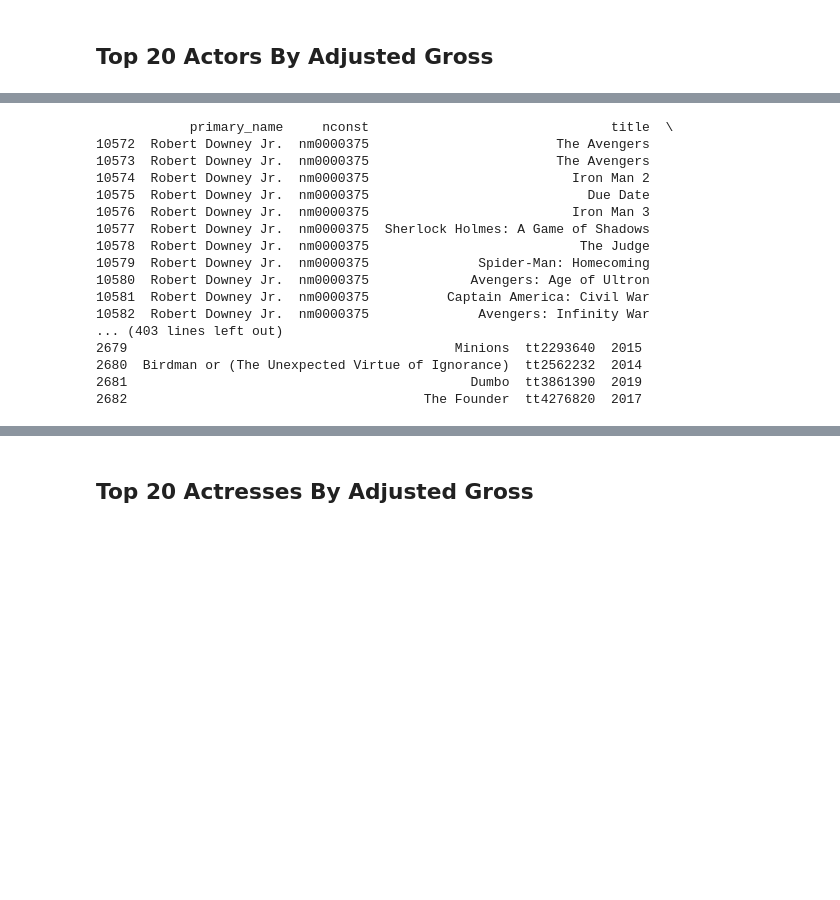
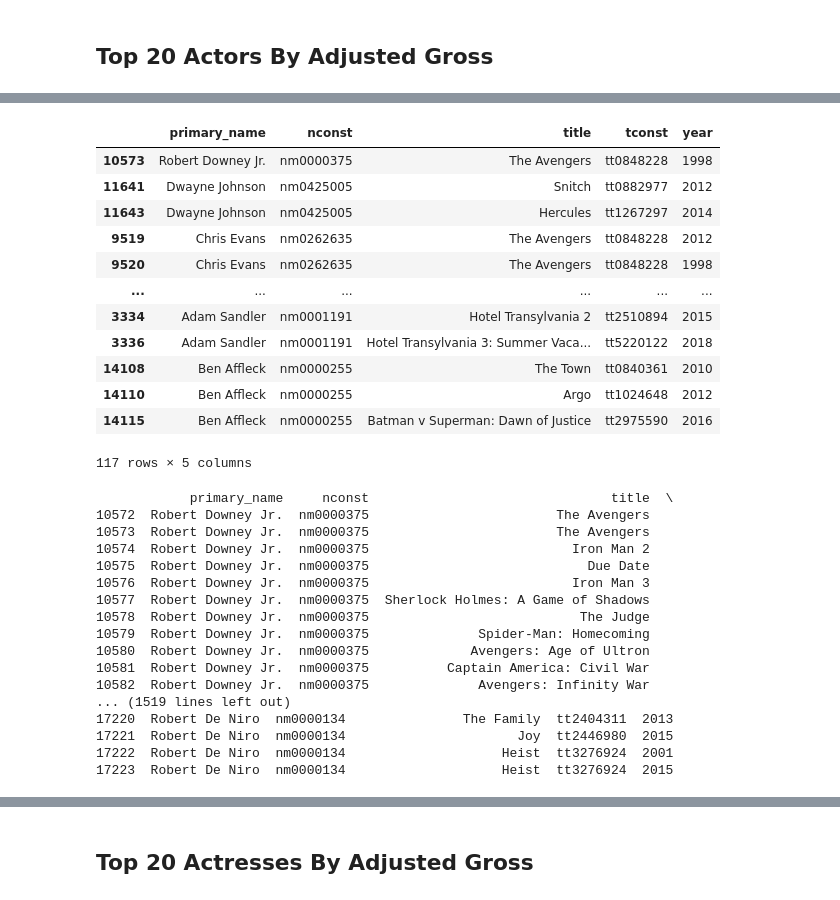
Before and after one commit to jeffreyhwatson/MS_Box_Office_Insights, a Jupyter notebook: talent_sql_eda.ipynb, the cells around one changed output, grey strips where cells are left out. Drawn from its saved outputs; the diff is of its cells as text; code cells hidden in the pictures; blank space fills up the shorter version.

```diff
--- a/talent_sql_eda.ipynb
+++ b/talent_sql_eda.ipynb
@@ -353,5 +394,22 @@ def title_checker(DF, name):
+# %%
+dupes = result.duplicated(subset='title')
+result[bool_series]
+# %% [output]
+|  | primary_name | nconst | title | tconst | year |
+| 10573 | Robert Downey Jr. | nm0000375 | The Avengers | tt0848228 | 1998 |
+| 11641 | Dwayne Johnson | nm0425005 | Snitch | tt0882977 | 2012 |
+| 11643 | Dwayne Johnson | nm0425005 | Hercules | tt1267297 | 2014 |
+| 9519 | Chris Evans | nm0262635 | The Avengers | tt0848228 | 2012 |
+| 9520 | Chris Evans | nm0262635 | The Avengers | tt0848228 | 1998 |
+| ... | ... | ... | ... | ... | ... |
+| 3334 | Adam Sandler | nm0001191 | Hotel Transylvania 2 | tt2510894 | 2015 |
+| 3336 | Adam Sandler | nm0001191 | Hotel Transylvania 3: Summer Vaca... | tt5220122 | 2018 |
+| 14108 | Ben Affleck | nm0000255 | The Town | tt0840361 | 2010 |
+| 14110 | Ben Affleck | nm0000255 | Argo | tt1024648 | 2012 |
+| 14115 | Ben Affleck | nm0000255 | Batman v Superman: Dawn of Justice | tt2975590 | 2016 |
+117 rows × 5 columns
 # %%
-names = list(top20_actors.index)
+names = list(top100_actors.index)
 for name in names:
     print(title_checker(actor_df, name))
 # %% [output]
@@ -367,8 +425,8 @@ for name in names:
 10580  Robert Downey Jr.  nm0000375             Avengers: Age of Ultron
 10581  Robert Downey Jr.  nm0000375          Captain America: Civil War
 10582  Robert Downey Jr.  nm0000375              Avengers: Infinity War
-... (403 lines left out)
-2679                                          Minions  tt2293640  2015
-2680  Birdman or (The Unexpected Virtue of Ignorance)  tt2562232  2014
-2681                                            Dumbo  tt3861390  2019
-2682                                      The Founder  tt4276820  2017
+... (1519 lines left out)
+17220  Robert De Niro  nm0000134               The Family  tt2404311  2013
+17221  Robert De Niro  nm0000134                      Joy  tt2446980  2015
+17222  Robert De Niro  nm0000134                    Heist  tt3276924  2001
+17223  Robert De Niro  nm0000134                    Heist  tt3276924  2015
```
Also changed, not shown: parts of 33 cells of this notebook, 1 other file.
